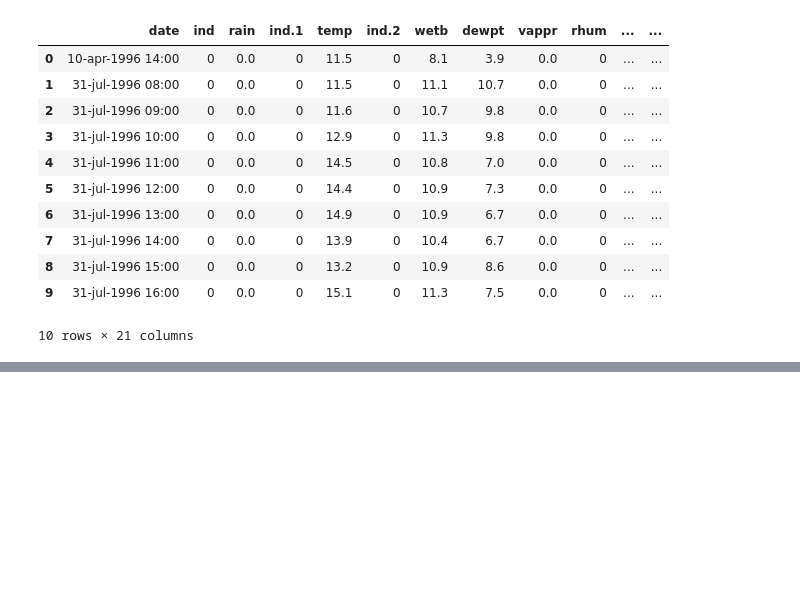
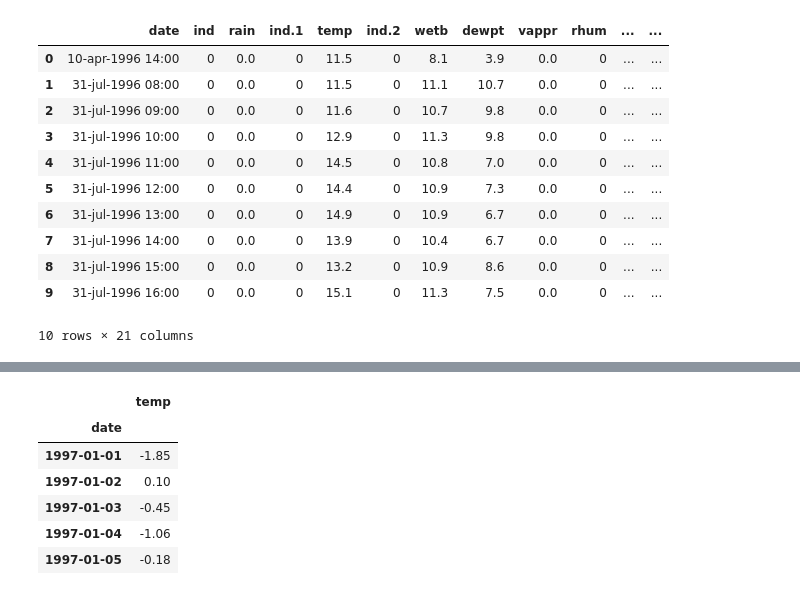
Before and after one commit to irenecelebrin/programming-for-data-analytics, a Jupyter notebook: my-tasks/assignement06-weather.ipynb, the cells around one changed output, grey strips where cells are left out. Saved outputs shown, nothing was run; the diff lists cells and outputs as text; code cells hidden in the pictures; blank space fills up the shorter version.

```diff
--- a/my-tasks/assignement06-weather.ipynb
+++ b/my-tasks/assignement06-weather.ipynb
@@ -75,2 +90,19 @@ Text(0.5, 0, 'apr-dec 1996')
 # %%
 # Resampling to get daily mean temperatures
+# See: https://pandas.pydata.org/docs/reference/api/pandas.DataFrame.resample.html
+# Resampling time params: https://pandas.pydata.org/pandas-docs/stable/user_guide/timeseries.html#timeseries-offset-aliases
+# round numbers for readability. See: https://www.geeksforgeeks.org/python/pandas-dataframe-round/
+daily_t = weather['temp'].resample('D').mean().round(2)
+
+daily_temp = pd.DataFrame(daily_t, index = daily_t.index)
+
+# show
+daily_temp.head(5)
+# %% [output]
+|  | temp |
+| date |  |
+| 1997-01-01 | -1.85 |
+| 1997-01-02 | 0.10 |
+| 1997-01-03 | -0.45 |
+| 1997-01-04 | -1.06 |
+| 1997-01-05 | -0.18 |
```
Also changed, not shown: parts of 11 cells of this notebook.
